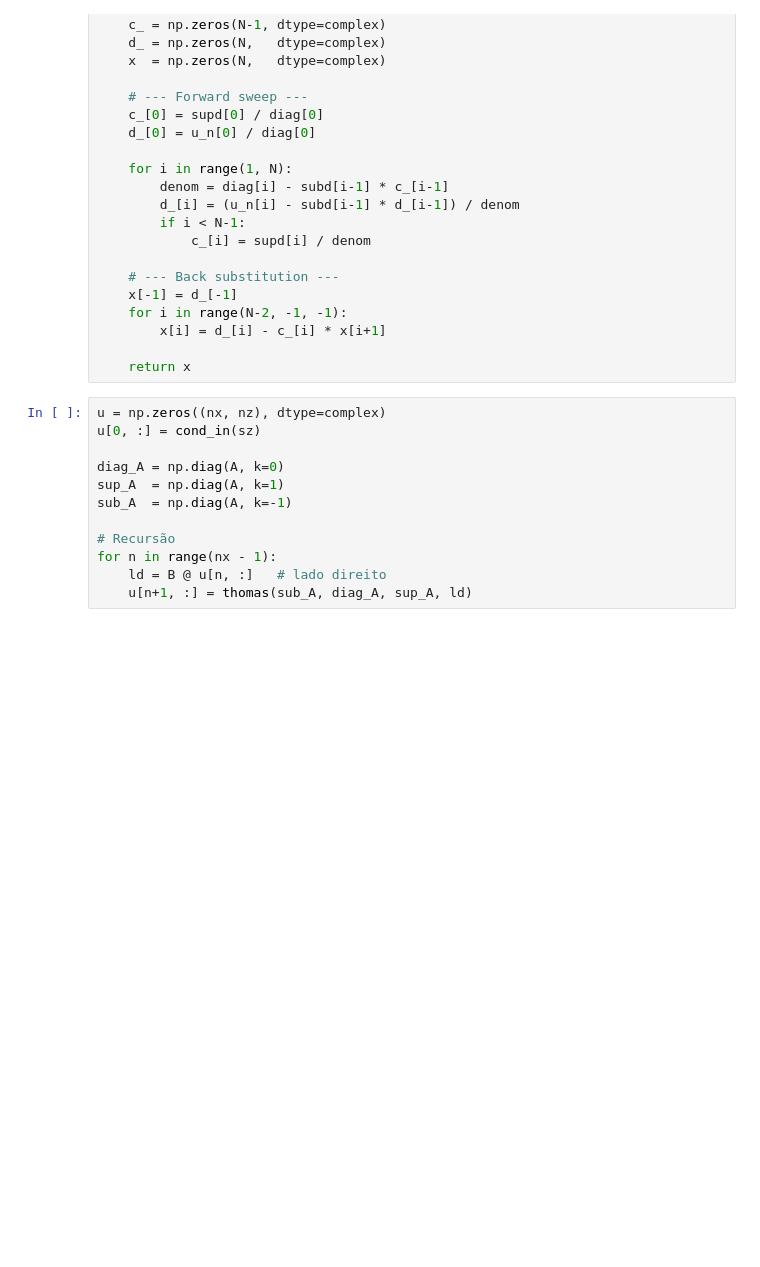
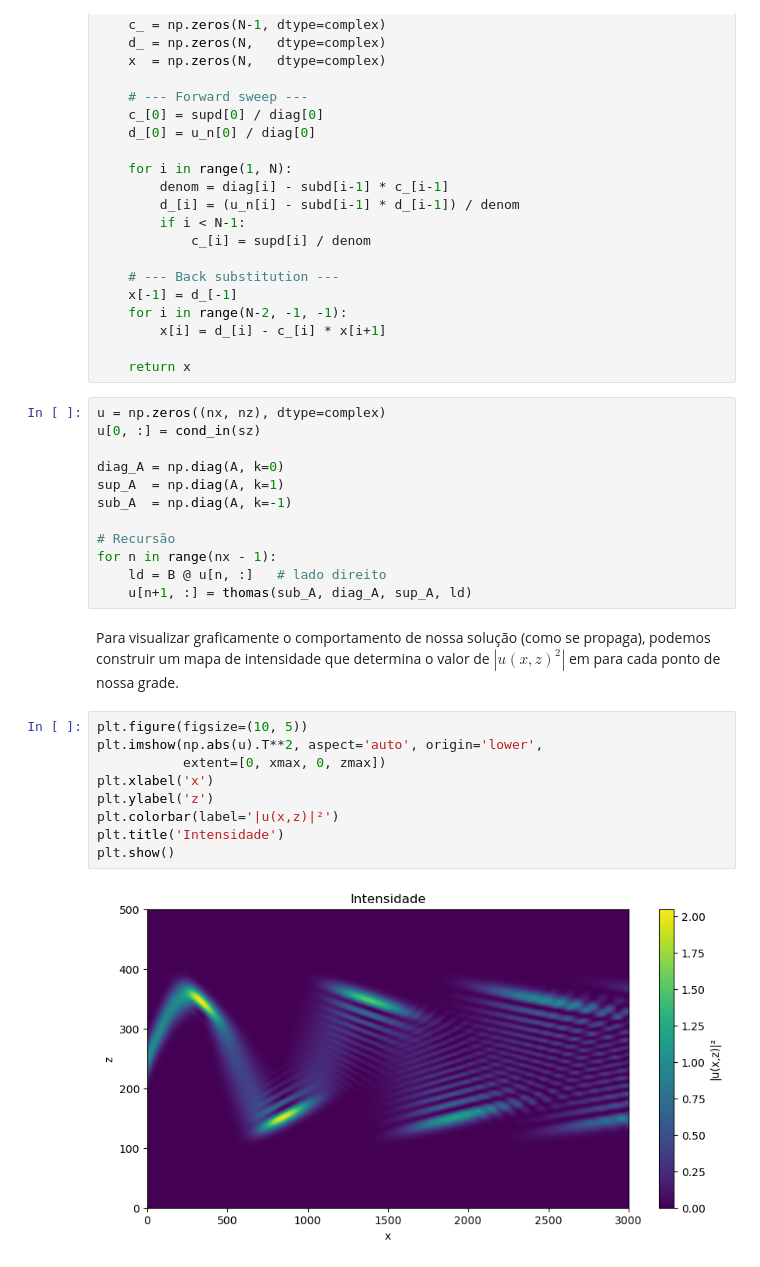
Before and after one commit to davivad013/Numerical-Simulation-PP, a Jupyter notebook: pp/2_2_cranknic.ipynb, the cells around one changed output. Drawn from its saved outputs; the diff is of its cells as text; blank space fills up the shorter version.

```diff
--- a/pp/2_2_cranknic.ipynb
+++ b/pp/2_2_cranknic.ipynb
@@ -182,3 +180,16 @@ sub_A  = np.diag(A, k=-1)
 for n in range(nx - 1):
     ld = B @ u[n, :]   # lado direito
     u[n+1, :] = thomas(sub_A, diag_A, sup_A, ld)
+# %% [markdown]
+Para visualizar graficamente o comportamento de nossa solução (como se propaga), podemos construir um mapa de intensidade que determina o valor de $|u(x,z)^2|$ em para cada ponto de nossa grade.
+# %%
+plt.figure(figsize=(10, 5))
+plt.imshow(np.abs(u).T**2, aspect='auto', origin='lower',
+           extent=[0, xmax, 0, zmax])
+plt.xlabel('x')
+plt.ylabel('z')
+plt.colorbar(label='|u(x,z)|²')
+plt.title('Intensidade')
+plt.show()
+# %% [output]
+[figure, added]
```
Also changed, not shown: parts of 6 cells of this notebook, 1 other file.
